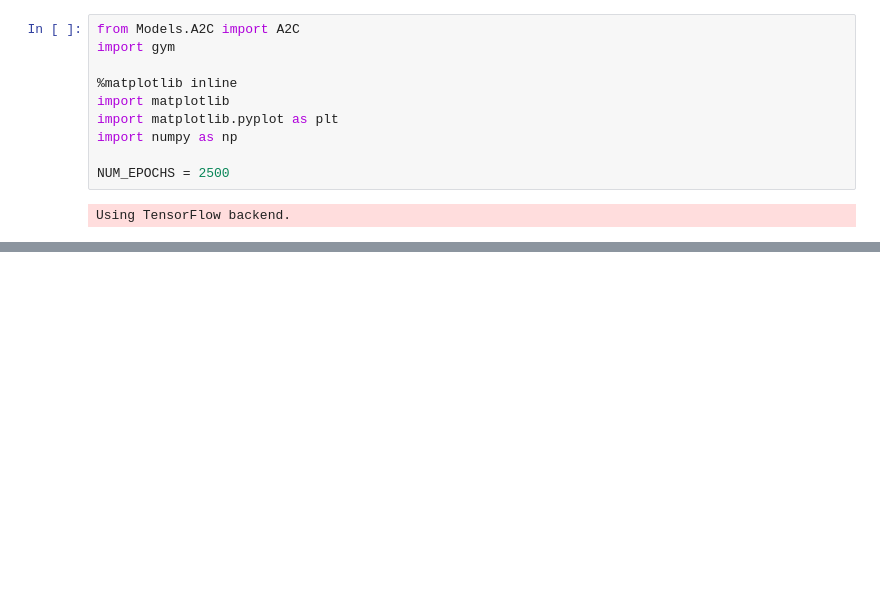
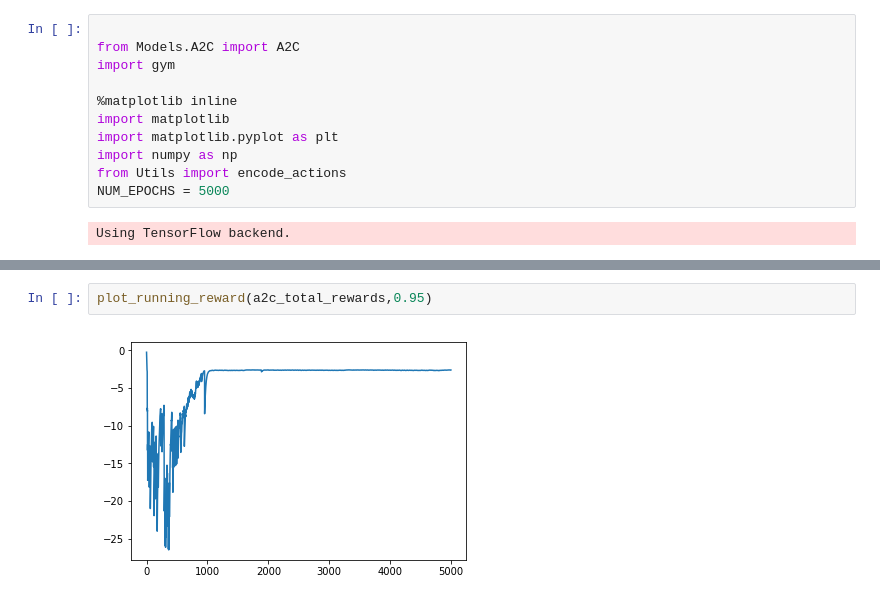
Before and after one commit to Besiat/ReinforcementLearning, a Jupyter notebook: Main.ipynb, the cells around one changed output, grey strips where cells are left out. Saved outputs shown, nothing was run; the diff lists cells and outputs as text; blank space fills up the shorter version.

```diff
--- a/Main.ipynb
+++ b/Main.ipynb
@@ -1,4 +8,5 @@
 # %%
+
 from Models.A2C import A2C
 import gym
 
@@ -6,7 +14,7 @@ import gym
 import matplotlib
 import matplotlib.pyplot as plt
 import numpy as np
-
-NUM_EPOCHS = 2500
+from Utils import encode_actions
+NUM_EPOCHS = 5000
 # %% [output]
 Using TensorFlow backend.
@@ -75,0 +101,4 @@ plt.plot(range(0,NUM_EPOCHS),running_rewards)
+# %%
+plot_running_reward(a2c_total_rewards,0.95)
+# %% [output]
+[figure, added]
```
Also changed, not shown: parts of 7 cells of this notebook, 2 other files.
